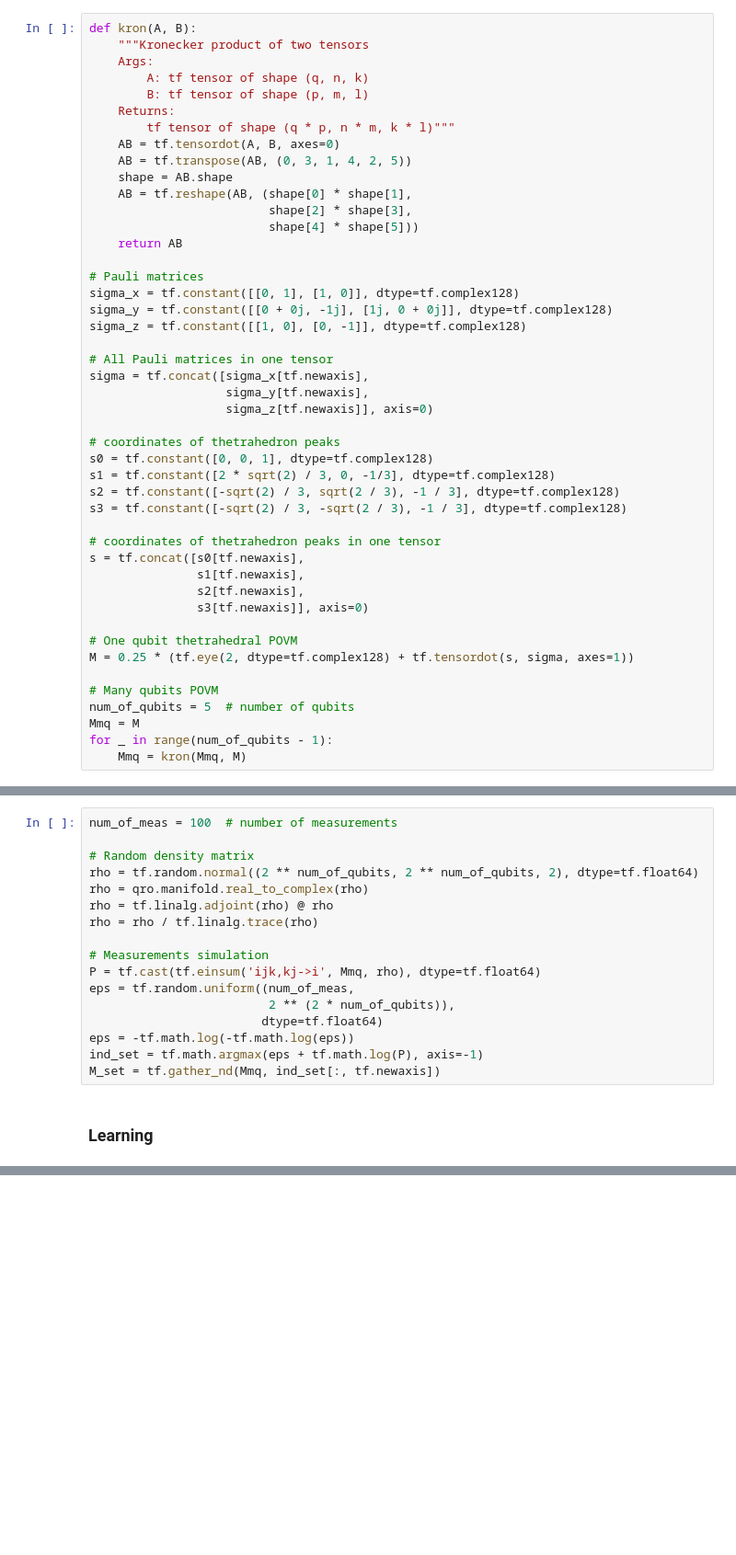
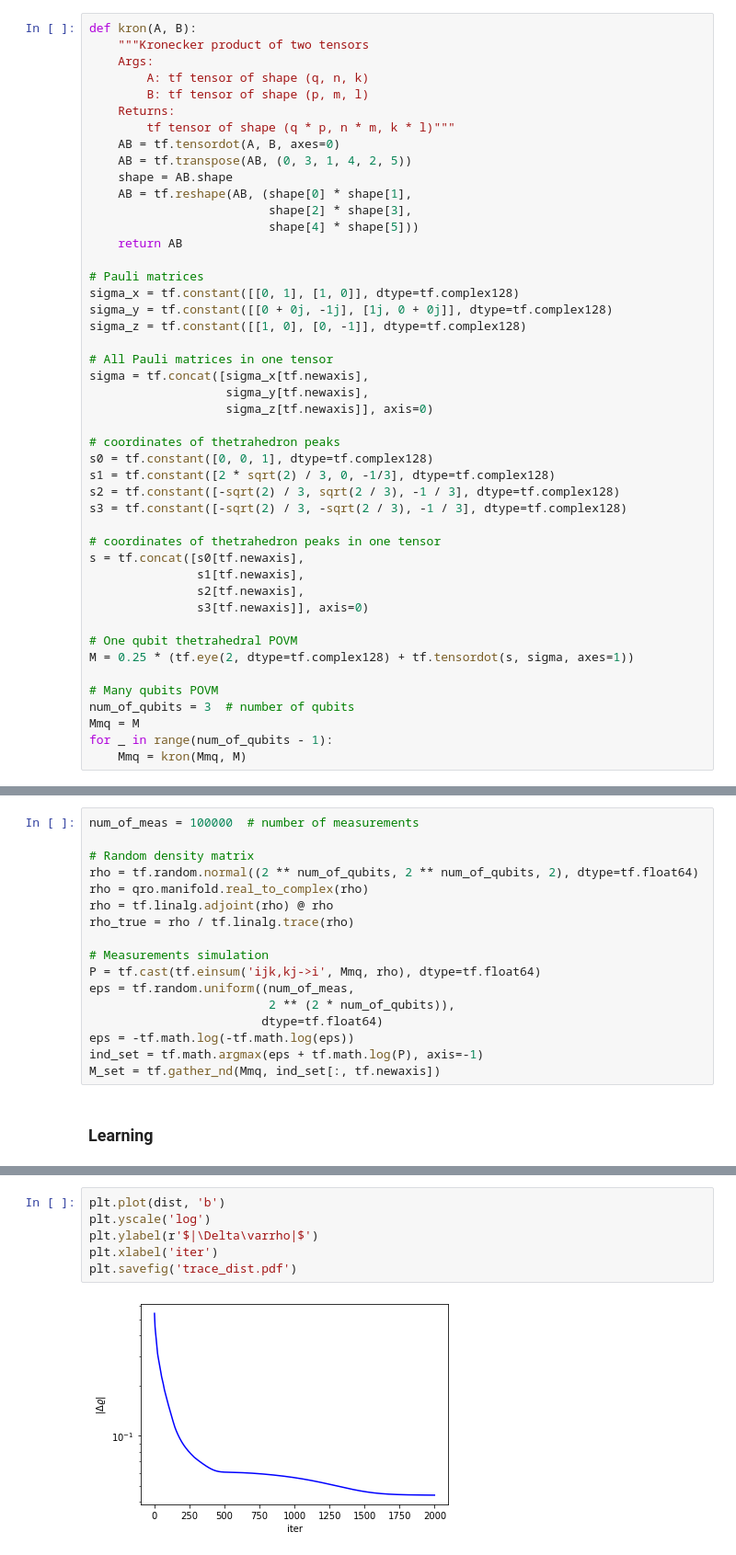
Before and after one commit to LuchnikovI/QGOpt, a Jupyter notebook: Densm_test_2_state_tomography.ipynb, the cells around one changed output, grey strips where cells are left out. Shown at 92% size. Drawn from its saved outputs; the diff is of its cells as text; blank space fills up the shorter version.

```diff
--- a/Densm_test_2_state_tomography.ipynb
+++ b/Densm_test_2_state_tomography.ipynb
@@ -47,20 +47,20 @@ s = tf.concat([s0[tf.newaxis],
 M = 0.25 * (tf.eye(2, dtype=tf.complex128) + tf.tensordot(s, sigma, axes=1))
 
 # Many qubits POVM
-num_of_qubits = 5  # number of qubits
+num_of_qubits = 3  # number of qubits
 Mmq = M
 for _ in range(num_of_qubits - 1):
     Mmq = kron(Mmq, M)
 # %% [markdown]
 ### Data set generation (measurements outcomes simulation)
 # %%
-num_of_meas = 100  # number of measurements
+num_of_meas = 100000  # number of measurements
 
 # Random density matrix
 rho = tf.random.normal((2 ** num_of_qubits, 2 ** num_of_qubits, 2), dtype=tf.float64)
 rho = qro.manifold.real_to_complex(rho)
 rho = tf.linalg.adjoint(rho) @ rho
-rho = rho / tf.linalg.trace(rho)
+rho_true = rho / tf.linalg.trace(rho)
 
 # Measurements simulation
 P = tf.cast(tf.einsum('ijk,kj->i', Mmq, rho), dtype=tf.float64)
@@ -134,0 +98,8 @@ tf.reduce_min(tf.math.real(p))
+# %%
+plt.plot(dist, 'b')
+plt.yscale('log')
+plt.ylabel(r'$|\Delta\varrho|$')
+plt.xlabel('iter')
+plt.savefig('trace_dist.pdf')
+# %% [output]
+[figure, added]
```
Also changed, not shown: parts of 6 cells of this notebook, 1 other file.
